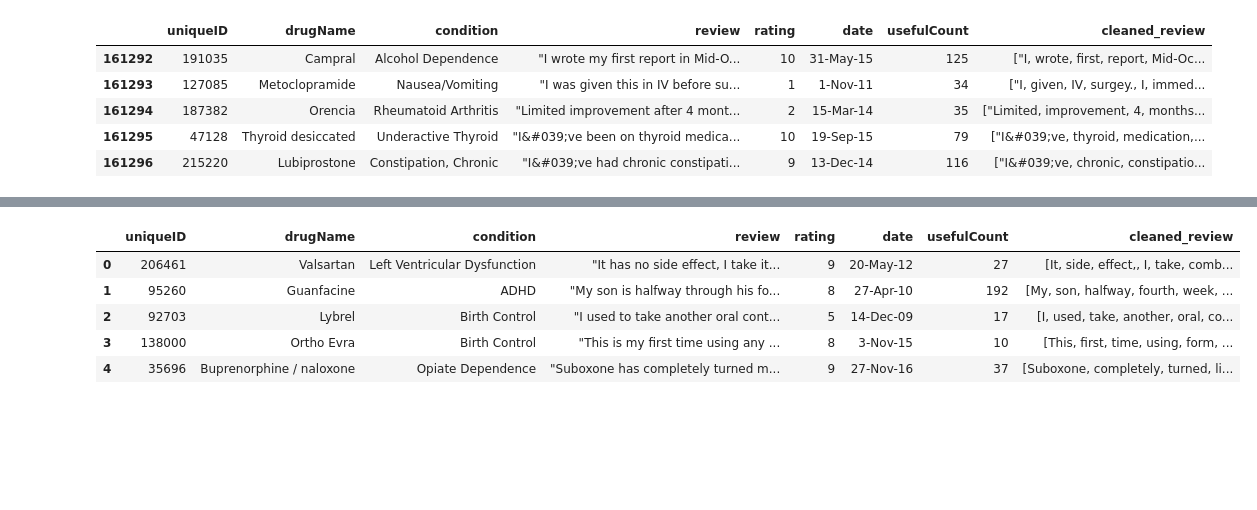
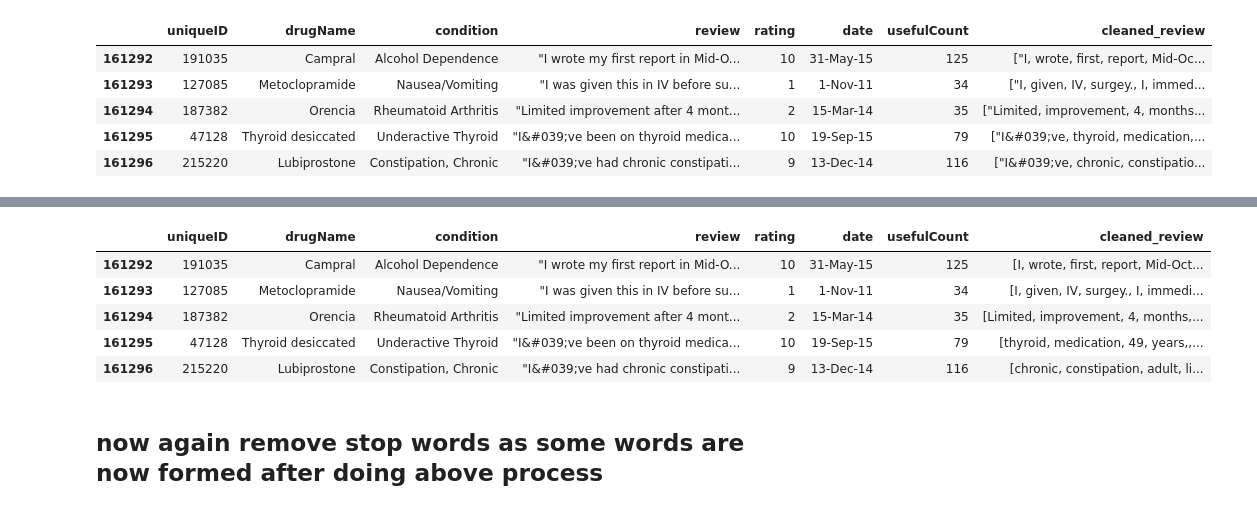
Before and after one commit to ambuj-1211/ml_healthcare_project, a Jupyter notebook: nlp_model.ipynb, the cells around one changed output, grey strips where cells are left out. Saved outputs shown, nothing was run; the diff lists cells and outputs as text; code cells hidden in the pictures; blank space fills up the shorter version.

```diff
--- a/nlp_model.ipynb
+++ b/nlp_model.ipynb
@@ -67,14 +75,16 @@ def firstword(sentence):
 
 df["cleaned_review"]=df["cleaned_review"].apply(lambda x:firstword(x))
 # %%
-df.head()
+df.tail()
 # %% [output]
 |  | uniqueID | drugName | condition | review | rating | date | usefulCount | cleaned_review |
-| 0 | 206461 | Valsartan | Left Ventricular Dysfunction | "It has no side effect, I take it... | 9 | 20-May-12 | 27 | [It, side, effect,, I, take, comb... |
-| 1 | 95260 | Guanfacine | ADHD | "My son is halfway through his fo... | 8 | 27-Apr-10 | 192 | [My, son, halfway, fourth, week, ... |
-| 2 | 92703 | Lybrel | Birth Control | "I used to take another oral cont... | 5 | 14-Dec-09 | 17 | [I, used, take, another, oral, co... |
-| 3 | 138000 | Ortho Evra | Birth Control | "This is my first time using any ... | 8 | 3-Nov-15 | 10 | [This, first, time, using, form, ... |
-| 4 | 35696 | Buprenorphine / naloxone | Opiate Dependence | "Suboxone has completely turned m... | 9 | 27-Nov-16 | 37 | [Suboxone, completely, turned, li... |
+| 161292 | 191035 | Campral | Alcohol Dependence | "I wrote my first report in Mid-O... | 10 | 31-May-15 | 125 | [I, wrote, first, report, Mid-Oct... |
+| 161293 | 127085 | Metoclopramide | Nausea/Vomiting | "I was given this in IV before su... | 1 | 1-Nov-11 | 34 | [I, given, IV, surgey., I, immedi... |
+| 161294 | 187382 | Orencia | Rheumatoid Arthritis | "Limited improvement after 4 mont... | 2 | 15-Mar-14 | 35 | [Limited, improvement, 4, months,... |
+| 161295 | 47128 | Thyroid desiccated | Underactive Thyroid | "I&#039;ve been on thyroid medica... | 10 | 19-Sep-15 | 79 | [thyroid, medication, 49, years,,... |
+| 161296 | 215220 | Lubiprostone | Constipation, Chronic | "I&#039;ve had chronic constipati... | 9 | 13-Dec-14 | 116 | [chronic, constipation, adult, li... |
+# %% [markdown]
+## now again remove stop words as some words are now formed after doing above process
 # %%
 def remove_sw(ls):
     l=[word for word in ls if word not in stopwords]
```
Also changed, not shown: parts of 22 cells of this notebook.
